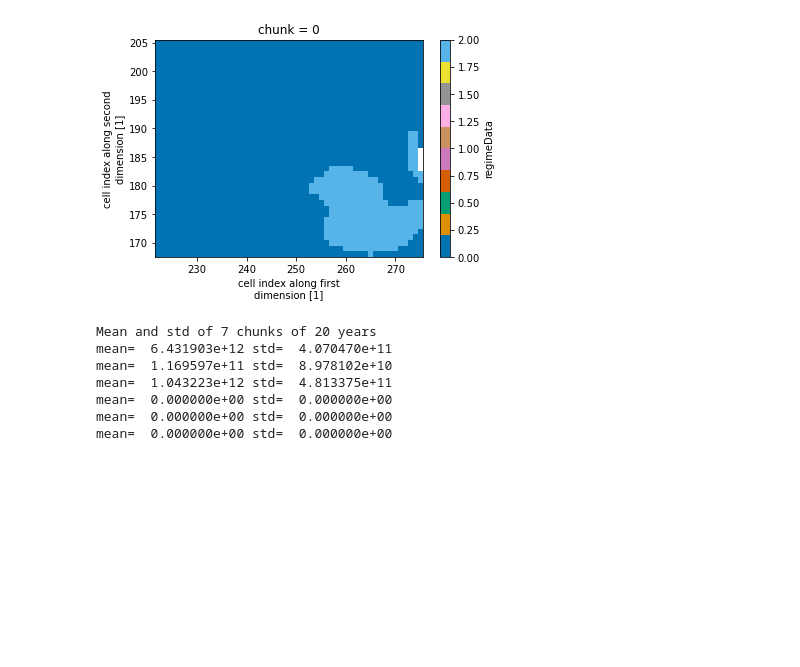
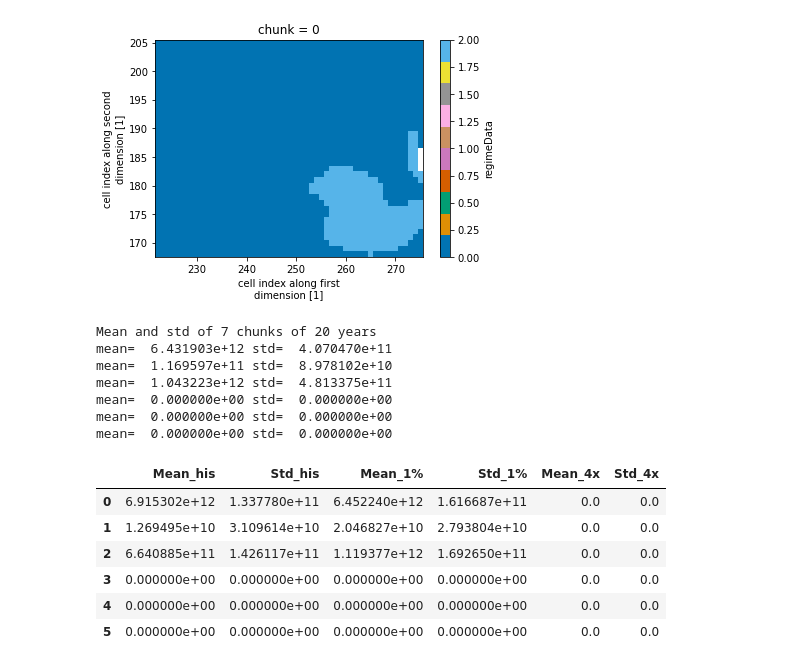
Before and after one commit to maikejulie/DNN4Cli, a Jupyter notebook: NINOArea_Calc/cesm2_areaForRegimes-Copy1.ipynb, the cells around one changed output. Drawn from its saved outputs; the diff is of its cells as text; code cells hidden in the pictures; blank space fills up the shorter version.

```diff
--- a/NINOArea_Calc/cesm2_areaForRegimes-Copy1.ipynb
+++ b/NINOArea_Calc/cesm2_areaForRegimes-Copy1.ipynb
@@ -610,0 +609,18 @@ import as pandas as pd
+# %%
+import pandas as pd
+df = pd.DataFrame({"Mean_his": mean_his,
+                  "Std_his": std_his,
+                  "Mean_1%": mean_1pct,
+                  "Std_1%": std_1pct,
+                  "Mean_4x": mean_4x,
+                  "Std_4x": std_4x
+                 })
+df
+# %% [output]
+|  | Mean_his | Std_his | Mean_1% | Std_1% | Mean_4x | Std_4x |
+| 0 | 6.915302e+12 | 1.337780e+11 | 6.452240e+12 | 1.616687e+11 | 0.0 | 0.0 |
+| 1 | 1.269495e+10 | 3.109614e+10 | 2.046827e+10 | 2.793804e+10 | 0.0 | 0.0 |
+| 2 | 6.640885e+11 | 1.426117e+11 | 1.119377e+12 | 1.692650e+11 | 0.0 | 0.0 |
+| 3 | 0.000000e+00 | 0.000000e+00 | 0.000000e+00 | 0.000000e+00 | 0.0 | 0.0 |
+| 4 | 0.000000e+00 | 0.000000e+00 | 0.000000e+00 | 0.000000e+00 | 0.0 | 0.0 |
+| 5 | 0.000000e+00 | 0.000000e+00 | 0.000000e+00 | 0.000000e+00 | 0.0 | 0.0 |
```
Also changed, not shown: parts of 1 cell of this notebook.
